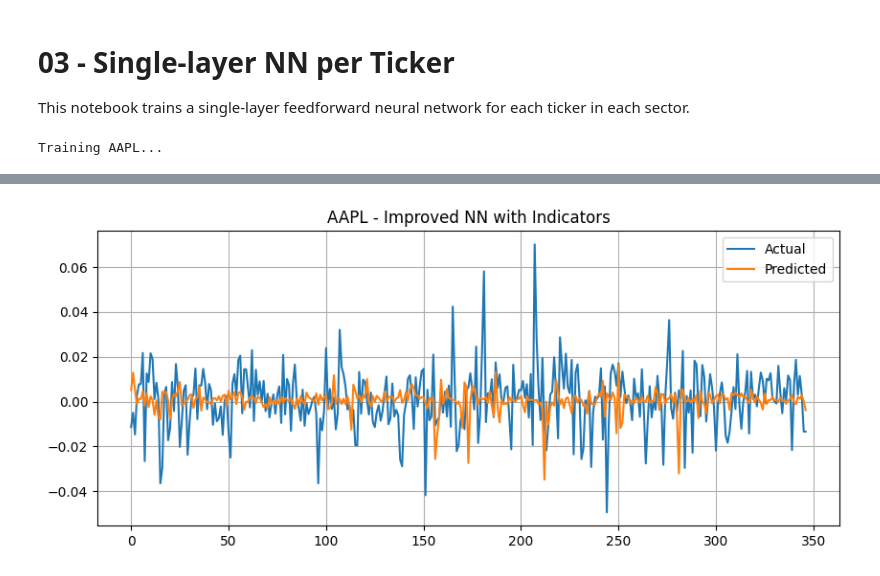
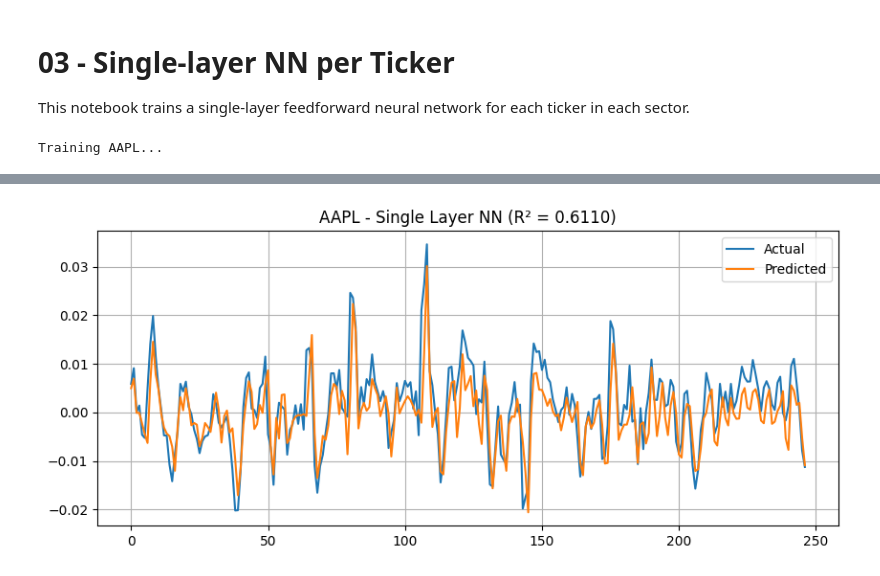
Before and after one commit to abhigyas/stock-forecasting-neural-networks, a Jupyter notebook: notebooks/03_modeling_single_layer_nn.ipynb, the cells around one changed output, grey strips where cells are left out. Saved outputs shown, nothing was run; the diff lists cells and outputs as text; code cells hidden in the pictures.

```diff
--- a/notebooks/03_modeling_single_layer_nn.ipynb
+++ b/notebooks/03_modeling_single_layer_nn.ipynb
@@ -4,20 +4,26 @@
 This notebook trains a single-layer feedforward neural network for each ticker in each sector.
 # %%
 import sys
-sys.path.append('..')  # Add parent directory for utils module
+sys.path.append('..')
 
 import pandas as pd
 import numpy as np
+import os
+import random
+import tensorflow as tf
 from sklearn.model_selection import train_test_split
 from sklearn.preprocessing import StandardScaler
-from tensorflow.keras.models import Sequential
-from tensorflow.keras.layers import Dense, Dropout
-from tensorflow.keras.callbacks import EarlyStopping
+from sklearn.feature_selection import mutual_info_regression
 from sklearn.metrics import mean_squared_error, r2_score
 import matplotlib.pyplot as plt
-from utils.preprocessing import prepare_data
-from utils.evaluation import plot_predictions, compute_metrics
-import os
+from tensorflow.keras.models import Sequential
+from tensorflow.keras.layers import Dense
+from tensorflow.keras.callbacks import EarlyStopping, ReduceLROnPlateau
+
+# Reproducibility
+np.random.seed(42)
+tf.random.set_seed(42)
+random.seed(42)
 
 tickers = ['AAPL', 'MSFT', 'JPM', 'BAC', 'XOM', 'CVX']
 results = {}
@@ -36,7 +42,7 @@ for ticker in tickers:
     delta = df['Close'].diff()
     gain = delta.clip(lower=0).rolling(14).mean()
     loss = -delta.clip(upper=0).rolling(14).mean()
-    rs = gain / loss
+    rs = gain / (loss.replace(0, np.finfo(float).eps))
     df['RSI'] = 100 - (100 / (1 + rs))
 
     ema12 = df['Close'].ewm(span=12, adjust=False).mean()
@@ -44,59 +50,70 @@ for ticker in tickers:
     df['MACD'] = ema12 - ema26
     df['MACD_signal'] = df['MACD'].ewm(span=9, adjust=False).mean()
 
-    # === Define target: 3-day forward log return ===
+    # === Define improved target: smoothed 3-day forward log return ===
     df['LogReturn'] = np.log(df['Close'] / df['Close'].shift(1))
-    df['Target'] = df['LogReturn'].shift(-3)
+    df['Target'] = df['LogReturn'].shift(-1).rolling(3).mean()
 
-    # Drop NaNs created by indicators and target
-    df = df.dropna()
+    df.dropna(inplace=True)
 
-    # === Select top 10 correlated features ===
-    correlations = df.corr()['Target'].abs().sort_values(ascending=False)
-    top_features = correlations[1:11].index.tolist()  # exclude 'Target' itself
-    X = df[top_features]
-    y = df['Target']
+    # === Select top 10 features using mutual information ===
+    all_features = df.drop(columns=['Target'])
+    target = df['Target']
+
+    mi_scores = mutual_info_regression(all_features, target)
+    top_features = pd.Series(mi_scores, index=all_features.columns).sort_values(ascending=False).head(10).index.tolist()
+
+    X = all_features[top_features]
+    y = target
+
+    # Normalize target (optional but helpful for single-layer model)
+    y_mean, y_std = y.mean(), y.std()
+    y = (y - y_mean) / y_std
 
     # Train-test split
     X_train, X_test, y_train, y_test = train_test_split(X, y, shuffle=False, test_size=0.2)
 
-    # Scaling
+    # Feature scaling
     scaler = StandardScaler()
     X_train_scaled = scaler.fit_transform(X_train)
     X_test_scaled = scaler.transform(X_test)
 
-    # === Build improved model ===
+    # === Single-layer model ===
     model = Sequential([
-        Dense(128, activation='relu', input_shape=(X_train_scaled.shape[1],)),
-        Dense(64, activation='relu'),
-        Dropout(0.1),
-        Dense(1)
+        Dense(1, input_shape=(X_train_scaled.shape[1],))
     ])
     model.compile(optimizer='adam', loss='mse')
 
-    early_stop = EarlyStopping(patience=10, restore_best_weights=True)
-    model.fit(X_train_scaled, y_train, validation_split=0.2, epochs=100, verbose=0, callbacks=[early_stop])
+    early_stop = EarlyStopping(patience=15, restore_best_weights=True, monitor='val_loss')
+    reduce_lr = ReduceLROnPlateau(monitor='val_loss', factor=0.5, patience=5, min_lr=1e-5, verbose=1)
+
+    model.fit(X_train_scaled, y_train, validation_split=0.2, epochs=200, verbose=0,
+              callbacks=[early_stop, reduce_lr])
 
     # Save model
     os.makedirs('../models/saved_model', exist_ok=True)
     model.save(f'../models/saved_model/{ticker}_improved_nn.h5')
 
-    # Predict and evaluate
+    # Predict
     y_pred = model.predict(X_test_scaled).flatten()
-    mse = mean_squared_error(y_test, y_pred)
-    r2 = r2_score(y_test, y_pred)
+    y_pred = y_pred * y_std + y_mean  # de-normalize
+    y_test_actual = y_test * y_std + y_mean
+
+    mse = mean_squared_error(y_test_actual, y_pred)
+    r2 = r2_score(y_test_actual, y_pred)
     results[ticker] = (mse, r2)
 
     # Plot predictions
     plt.figure(figsize=(10, 4))
-    plt.plot(y_test.values, label='Actual')
+    plt.plot(y_test_actual.values, label='Actual')
     plt.plot(y_pred, label='Predicted')
-    plt.title(f"{ticker} - Improved NN with Indicators")
+    plt.title(f"{ticker} - Single Layer NN (R² = {r2:.4f})")
     plt.legend()
     plt.grid(True)
     plt.show()
 
-# === Print summary ===
+# === Print Summary ===
+print("\nSUMMARY")
 for ticker, (mse, r2) in results.items():
     print(f"{ticker}: MSE = {mse:.6f}, R² = {r2:.4f}")
 # %% [output]
@@ -106 +130 @@ WARNING:absl:You are saving your model as an HDF5 file via `model.save()` or `ke
-[figure, old version]
+[figure, new version]
```
Also changed, not shown: parts of 1 cell of this notebook, 33 other files.
